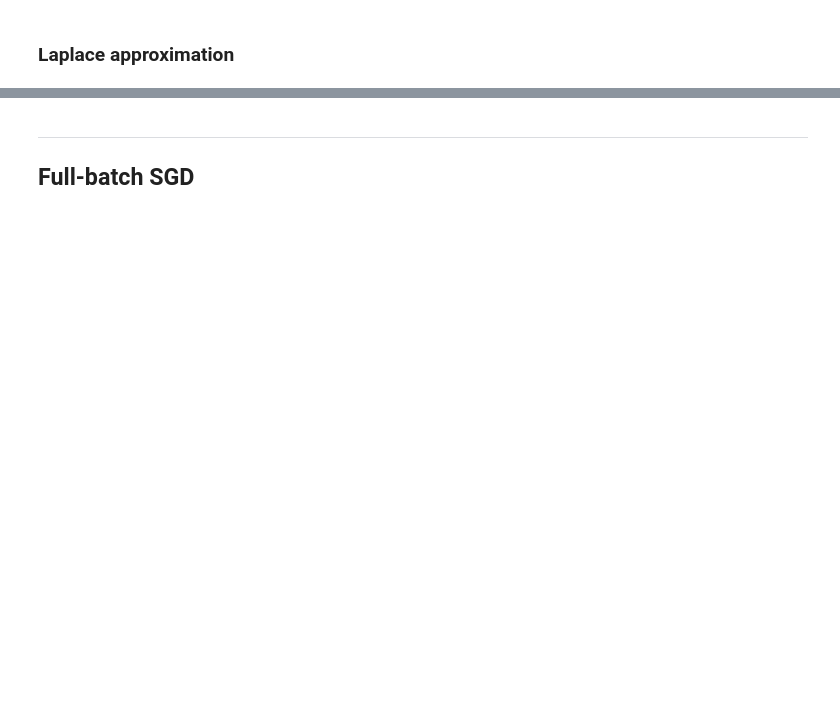
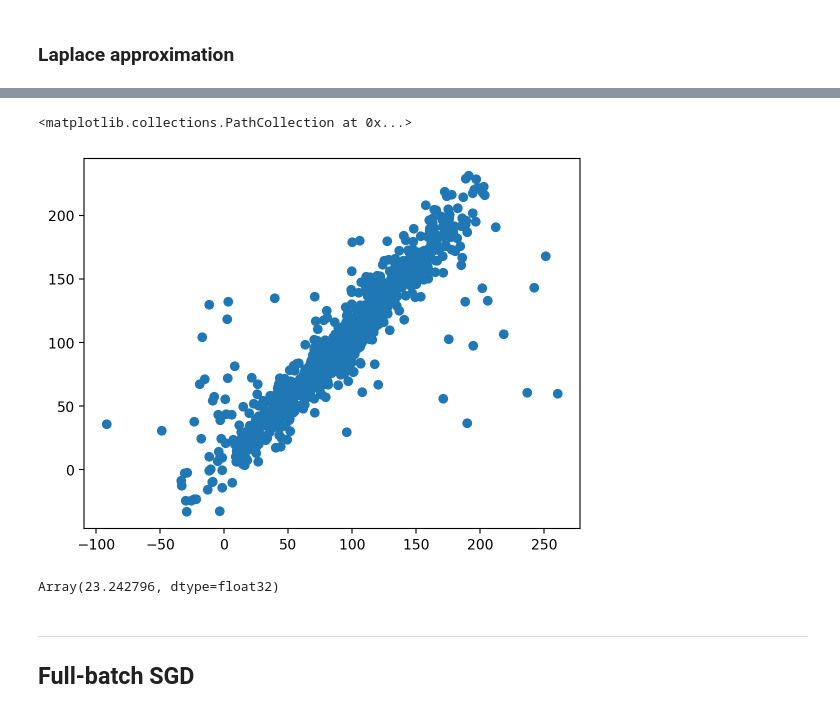
Before and after one commit to probml/rebayes, a Jupyter notebook: demos/misc/online-laplace-rb.ipynb, the cells around one changed output, grey strips where cells are left out. Cells and saved outputs as stored; diff of their text form; code cells hidden in the pictures; blank space fills up the shorter version.

```diff
--- a/demos/misc/online-laplace-rb.ipynb
+++ b/demos/misc/online-laplace-rb.ipynb
@@ -170,3 +174,15 @@ Array([0.93555725, 0.95801145, 0.938591  , 0.94673085, 0.9761956 ,
+# %%
+yhat_test = model.apply(bel.mean, X_test).squeeze() * ystd + ymean
+y_test = Y_test * ystd + ymean
+plt.scatter(y_test, yhat_test)
+# %% [output]
+<matplotlib.collections.PathCollection at 0x...>
+[figure, added]
+# %%
+# RMSE
+jnp.sqrt(jnp.power(y_test - yhat_test, 2).mean())
+# %% [output]
+Array(23.242796, dtype=float32)
 # %% [markdown]
 ---
 
```
Also changed, not shown: parts of 17 cells of this notebook.
